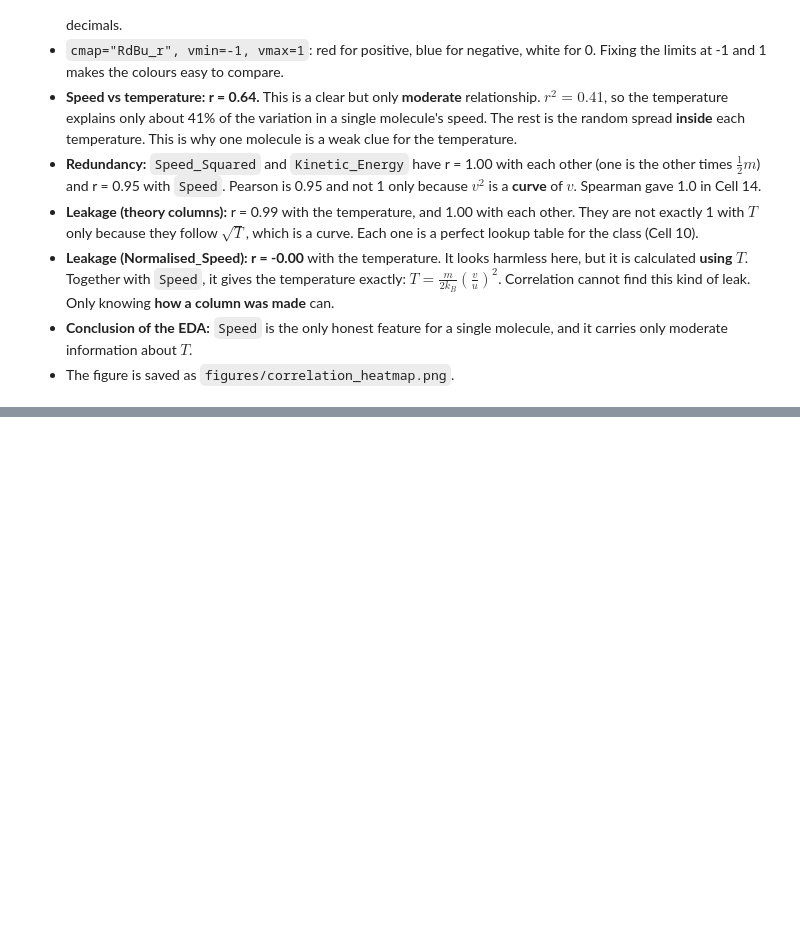
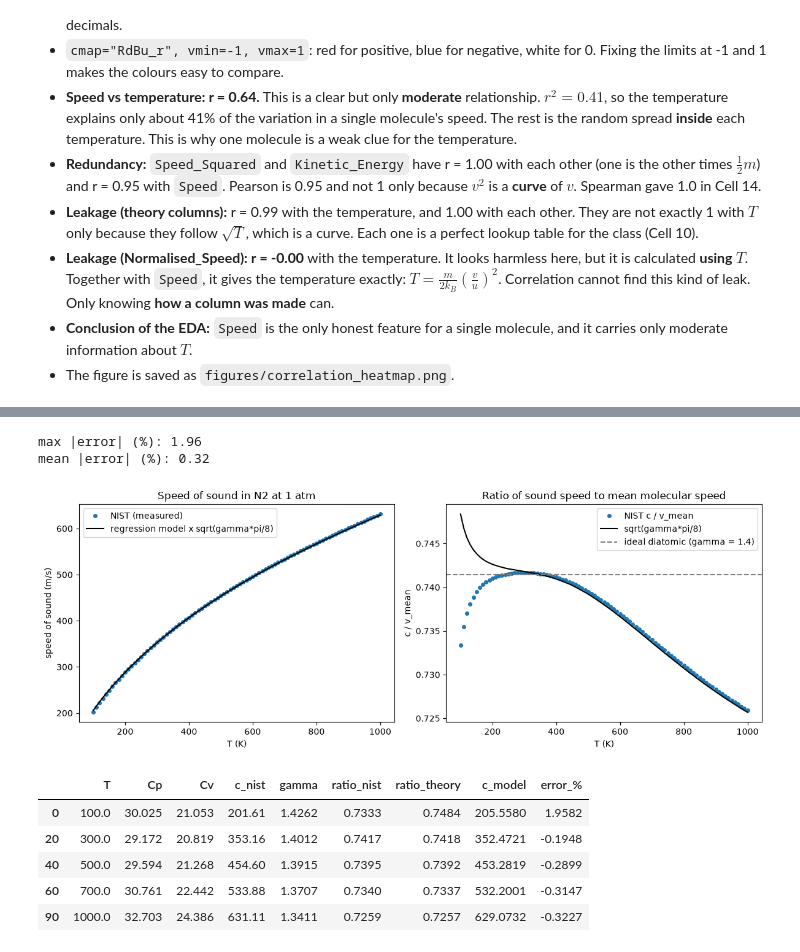
Before and after one commit to 2026023DataAnalysis/Strategy_thinking, a Jupyter notebook: Fluid Data Analytic.ipynb, the cells around one changed output, grey strips where cells are left out. Drawn from its saved outputs; the diff is of its cells as text; code cells hidden in the pictures; blank space fills up the shorter version.

```diff
--- a/Fluid Data Analytic.ipynb
+++ b/Fluid Data Analytic.ipynb
@@ -1035,0 +1202,38 @@ corr[TARGET].round(4).to_frame("r with Temperature_K")
+# %%
+nist = df[["Temperature (K)", "Cp (J/mol*K)", "Cv (J/mol*K)", "Sound Spd. (m/s)"]].copy()
+nist.columns = ["T", "Cp", "Cv", "c_nist"]
+nist["gamma"] = nist["Cp"] / nist["Cv"]
+nist["ratio_nist"] = nist["c_nist"] / v_mean_theory(nist["T"])     # measured c / v_mean
+nist["ratio_theory"] = np.sqrt(nist["gamma"] * np.pi / 8)          # kinetic theory
+v_model = models["sqrt_T"].predict(pd.DataFrame({"sqrt_T": np.sqrt(nist["T"])}))
+nist["c_model"] = v_model * nist["ratio_theory"]                   # sound speed from the ML model
+nist["error_%"] = (nist["c_model"] - nist["c_nist"]) / nist["c_nist"] * 100
+
+print("max |error| (%):", round(nist["error_%"].abs().max(), 2))
+print("mean |error| (%):", round(nist["error_%"].abs().mean(), 2))
+
+fig, axes = plt.subplots(1, 2, figsize=(12, 4.5))
+axes[0].plot(nist["T"], nist["c_nist"], "o", ms=4, label="NIST (measured)")
+axes[0].plot(nist["T"], nist["c_model"], "-", color="black", label="regression model x sqrt(gamma*pi/8)")
+axes[0].set(xlabel="T (K)", ylabel="speed of sound (m/s)", title="Speed of sound in N2 at 1 atm")
+axes[1].plot(nist["T"], nist["ratio_nist"], "o", ms=4, label="NIST c / v_mean")
+axes[1].plot(nist["T"], nist["ratio_theory"], "-", color="black", label="sqrt(gamma*pi/8)")
+axes[1].axhline(np.sqrt(1.4 * np.pi / 8), color="grey", linestyle="--", label="ideal diatomic (gamma = 1.4)")
+axes[1].set(xlabel="T (K)", ylabel="c / v_mean", title="Ratio of sound speed to mean molecular speed")
+for ax in axes:
+    ax.legend()
+plt.tight_layout()
+plt.savefig("figures/sound_speed_check.png", dpi=200)
+plt.show()
+
+nist[nist["T"].isin([100, 300, 500, 700, 1000])].round(4)
+# %% [output]
+max |error| (%): 1.96
+mean |error| (%): 0.32
+[figure, added]
+|  | T | Cp | Cv | c_nist | gamma | ratio_nist | ratio_theory | c_model | error_% |
+| 0 | 100.0 | 30.025 | 21.053 | 201.61 | 1.4262 | 0.7333 | 0.7484 | 205.5580 | 1.9582 |
+| 20 | 300.0 | 29.172 | 20.819 | 353.16 | 1.4012 | 0.7417 | 0.7418 | 352.4721 | -0.1948 |
+| 40 | 500.0 | 29.594 | 21.268 | 454.60 | 1.3915 | 0.7395 | 0.7392 | 453.2819 | -0.2899 |
+| 60 | 700.0 | 30.761 | 22.442 | 533.88 | 1.3707 | 0.7340 | 0.7337 | 532.2001 | -0.3147 |
+| 90 | 1000.0 | 32.703 | 24.386 | 631.11 | 1.3411 | 0.7259 | 0.7257 | 629.0732 | -0.3227 |
```
Also changed, not shown: parts of 31 cells of this notebook, 7 other files.
